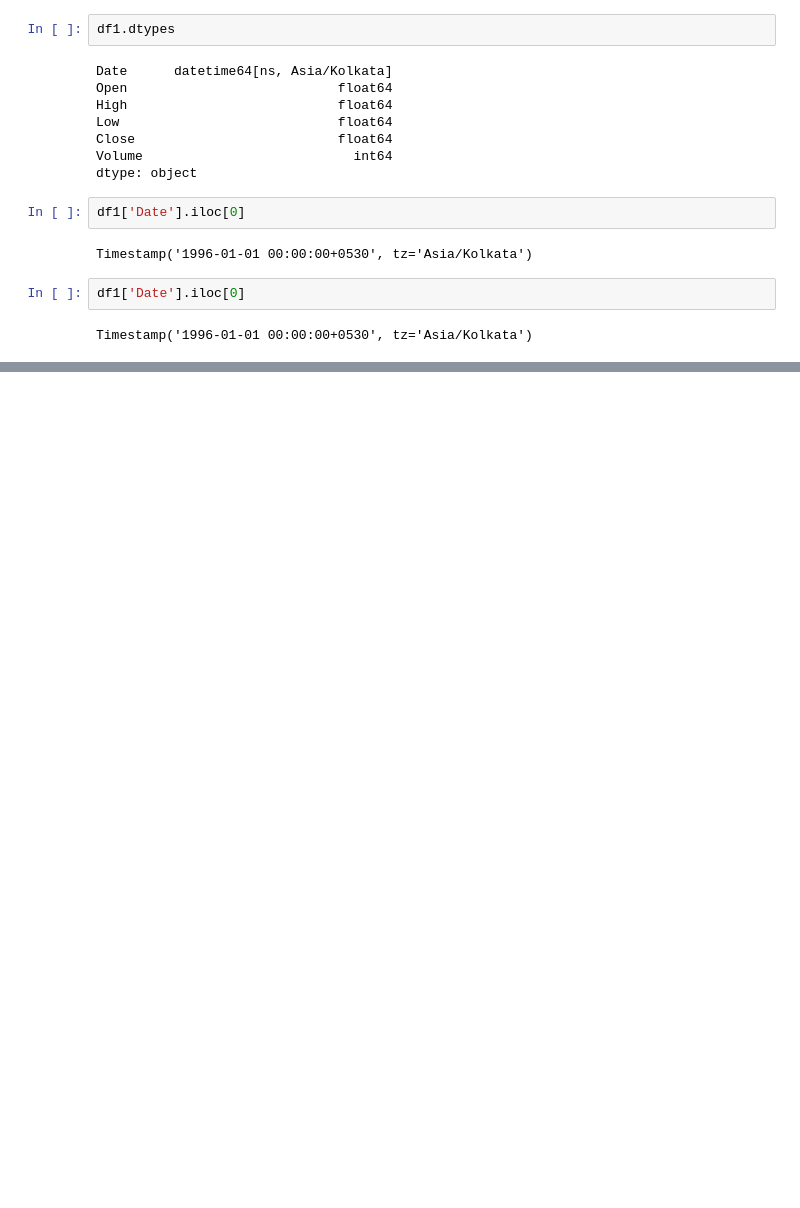
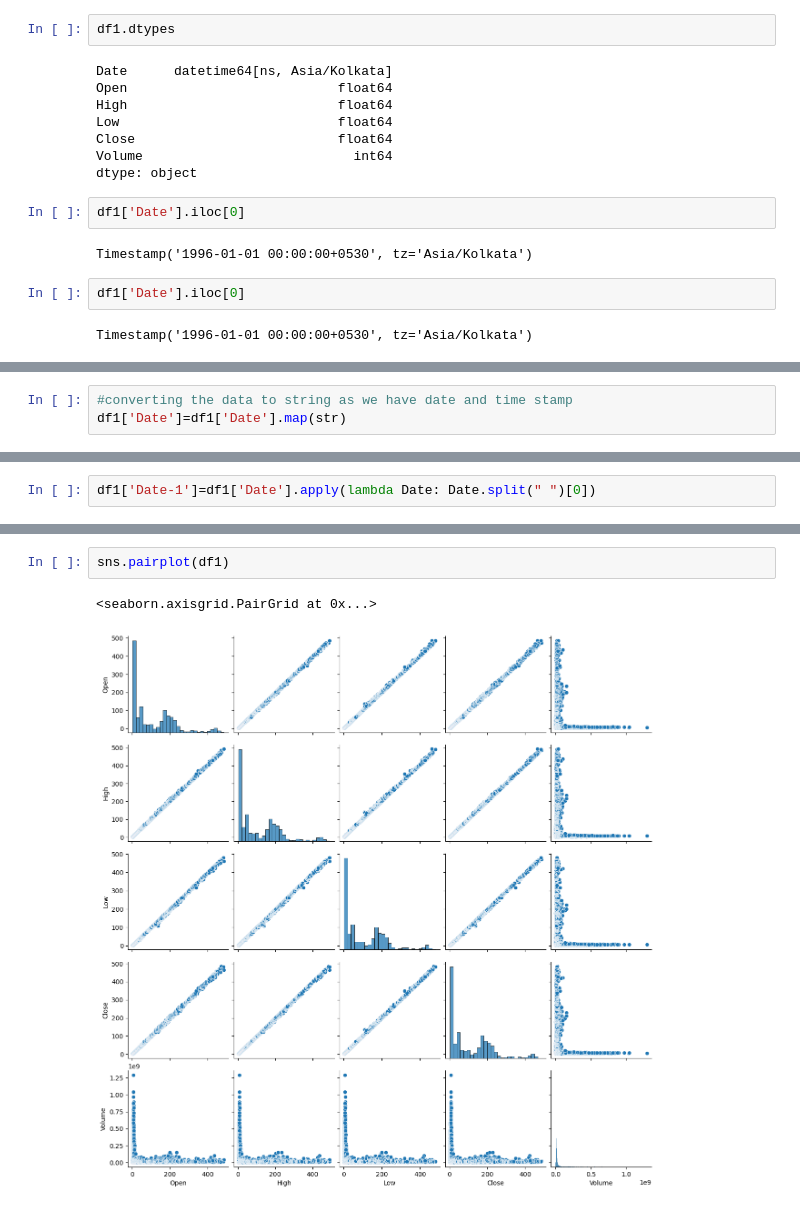
Before and after one commit to ramachandramerla/Stock-Analysis, a Jupyter notebook: finance.ipynb, the cells around one changed output, grey strips where cells are left out. Cells and saved outputs as stored; diff of their text form; blank space fills up the shorter version.

Commit message:
graph

```diff
--- a/finance.ipynb
+++ b/finance.ipynb
@@ -140,0 +143,3 @@ Timestamp('1996-01-01 00:00:00+0530', tz='Asia/Kolkata')
+# %%
+#converting the data to string as we have date and time stamp
+df1['Date']=df1['Date'].map(str)
@@ -140,0 +165,2 @@ Timestamp('1996-01-01 00:00:00+0530', tz='Asia/Kolkata')
+# %%
+df1['Date-1']=df1['Date'].apply(lambda Date: Date.split(" ")[0])
@@ -140,0 +181,5 @@ Timestamp('1996-01-01 00:00:00+0530', tz='Asia/Kolkata')
+# %%
+sns.pairplot(df1)
+# %% [output]
+<seaborn.axisgrid.PairGrid at 0x...>
+[figure, added]
```
Also changed, not shown: parts of 12 cells of this notebook.
